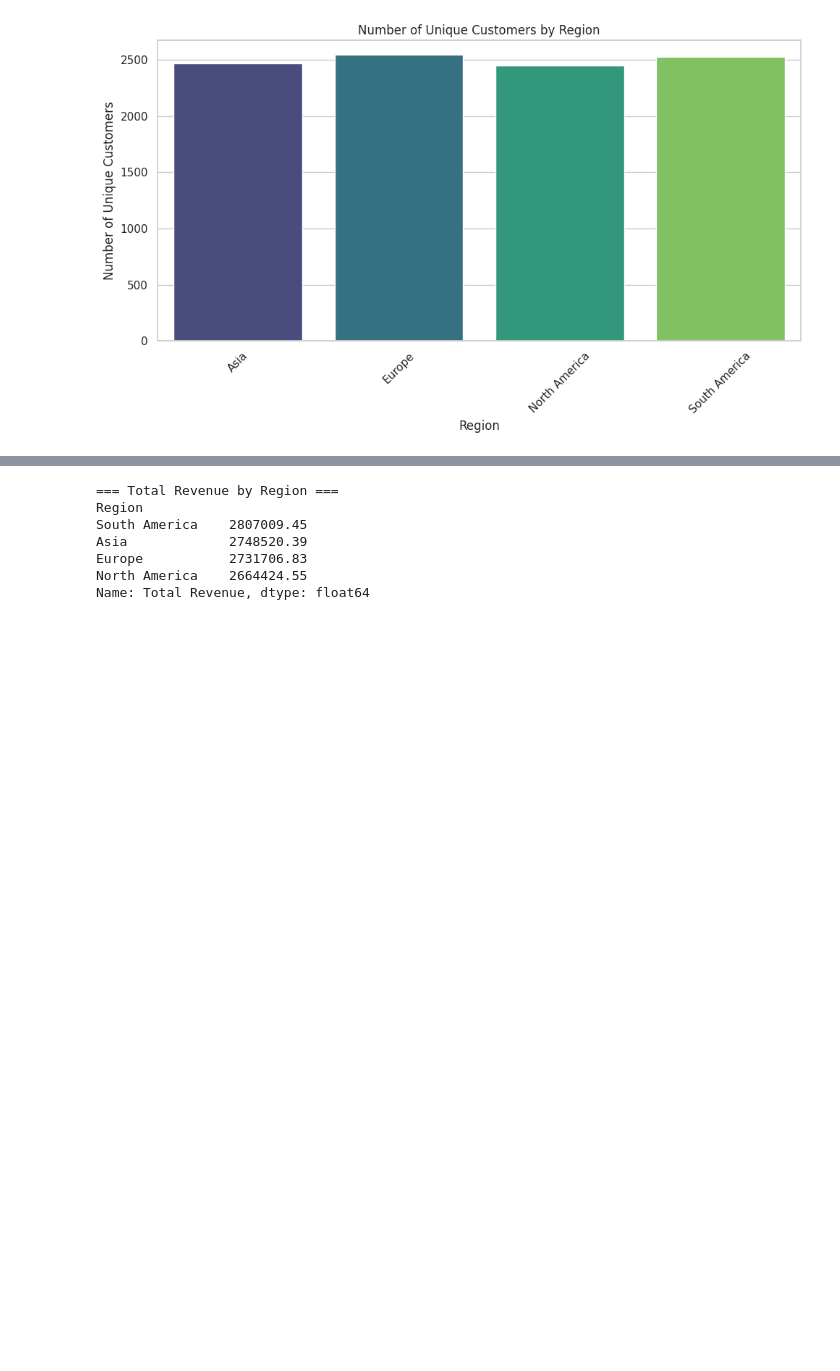
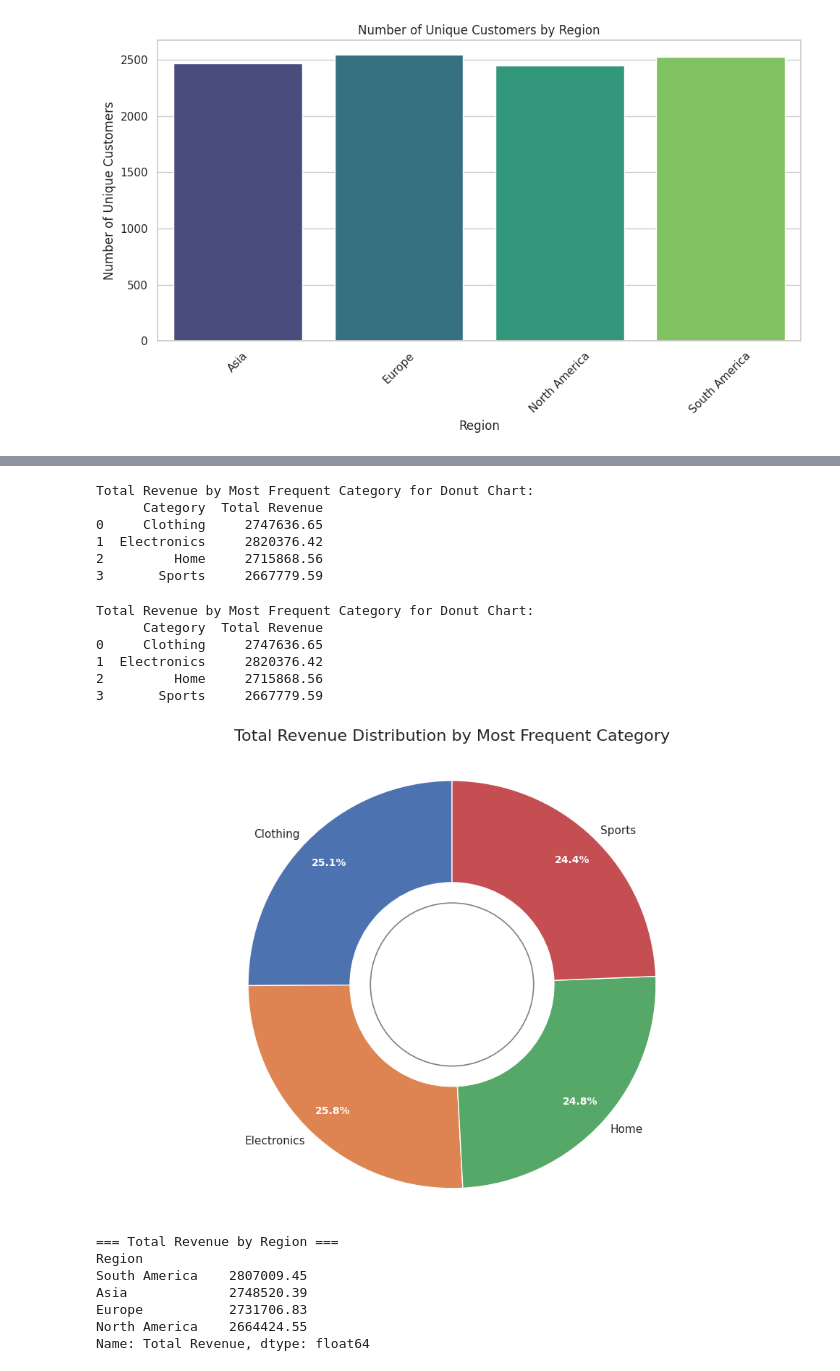
Before and after one commit to Mulababs/3mtt-Deeptech, a Jupyter notebook: TechForAll_Sales_Analysis.ipynb, the cells around one changed output, grey strips where cells are left out. Drawn from its saved outputs; the diff is of its cells as text; code cells hidden in the pictures; blank space fills up the shorter version.

```diff
--- a/TechForAll_Sales_Analysis.ipynb
+++ b/TechForAll_Sales_Analysis.ipynb
@@ -485,6 +539,70 @@ South America            Electronics    641
 South America                   Home    622
 South America                 Sports    623
 [interactive output not drawn]
+# %%
+# Create a donut chart to visualize the distribution of 'Total_Revenue' by 'Most_Frequent_Category'
+category_revenue_distribution = df.groupby('Most_Frequent_Category')['Total Revenue'].sum().reset_index()
+category_revenue_distribution.columns = ['Category', 'Total Revenue']
+
+print("Total Revenue by Most Frequent Category for Donut Chart:")
+print(category_revenue_distribution)
+# %% [output]
+Total Revenue by Most Frequent Category for Donut Chart:
+      Category  Total Revenue
+0     Clothing     2747636.65
+1  Electronics     2820376.42
+2         Home     2715868.56
+3       Sports     2667779.59
+# %%
+# Aggregate the data
+category_revenue_distribution = df.groupby('Most_Frequent_Category')['Total Revenue'].sum().reset_index()
+category_revenue_distribution.columns = ['Category', 'Total Revenue']
+
+# Print the data used for the chart
+print("Total Revenue by Most Frequent Category for Donut Chart:")
+print(category_revenue_distribution)
+
+# Create the donut chart
+fig, ax = plt.subplots(figsize=(10, 7))
+
+# Pie chart with donut hole
+wedges, texts, autotexts = ax.pie(
+    category_revenue_distribution['Total Revenue'],
+    labels=category_revenue_distribution['Category'],
+    autopct='%1.1f%%',        # Show percentages
+    startangle=90,            # Start from top
+    pctdistance=0.85,         # Position of percentage labels
+    labeldistance=1.05,       # Position of category labels
+    wedgeprops=dict(width=0.5, edgecolor='white')  # Width controls the donut hole size
+)
+
+# Enhance percentage text (white and bold for better visibility on colored slices)
+for autotext in autotexts:
+    autotext.set_color('white')
+    autotext.set_fontweight('bold')
+    autotext.set_fontsize(10)
+
+# Optional: Add a white circle in the center to emphasize the donut shape
+centre_circle = plt.Circle((0, 0), 0.40, fc='white', edgecolor='gray', linewidth=1.2)
+fig.gca().add_artist(centre_circle)
+
+# Ensure it's a perfect circle
+ax.axis('equal')
+
+# Title and layout
+plt.title('Total Revenue Distribution by Most Frequent Category', fontsize=16, pad=20)
+plt.tight_layout()
+
+# Display the chart
+plt.show()
+# %% [output]
+Total Revenue by Most Frequent Category for Donut Chart:
+      Category  Total Revenue
+0     Clothing     2747636.65
+1  Electronics     2820376.42
+2         Home     2715868.56
+3       Sports     2667779.59
+[figure, added]
 # %%
 # Compare regions by sales
 region_revenue = df.groupby('Region')['Total Revenue'].sum().sort_values(ascending=False)
```
Also changed, not shown: parts of 10 cells of this notebook.
